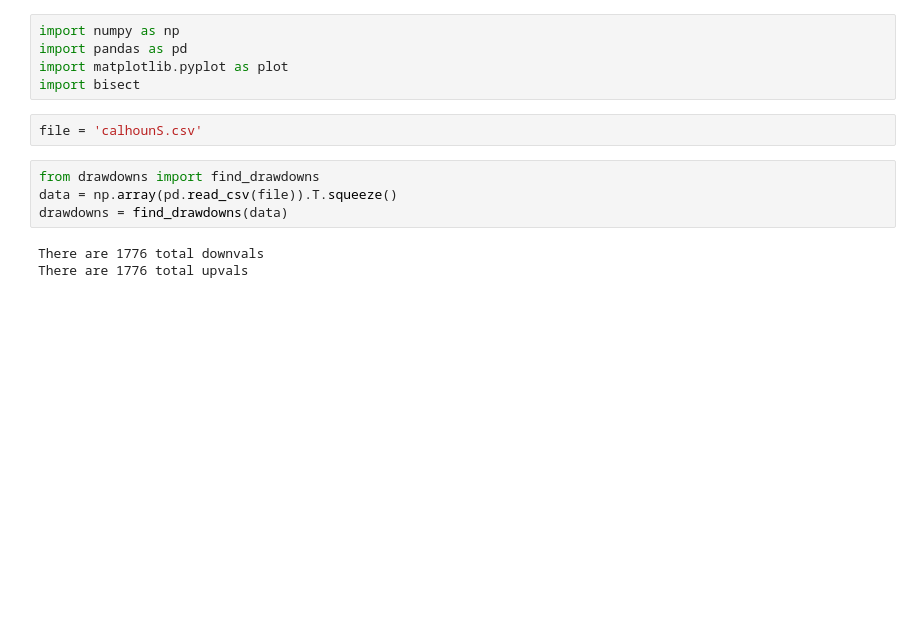
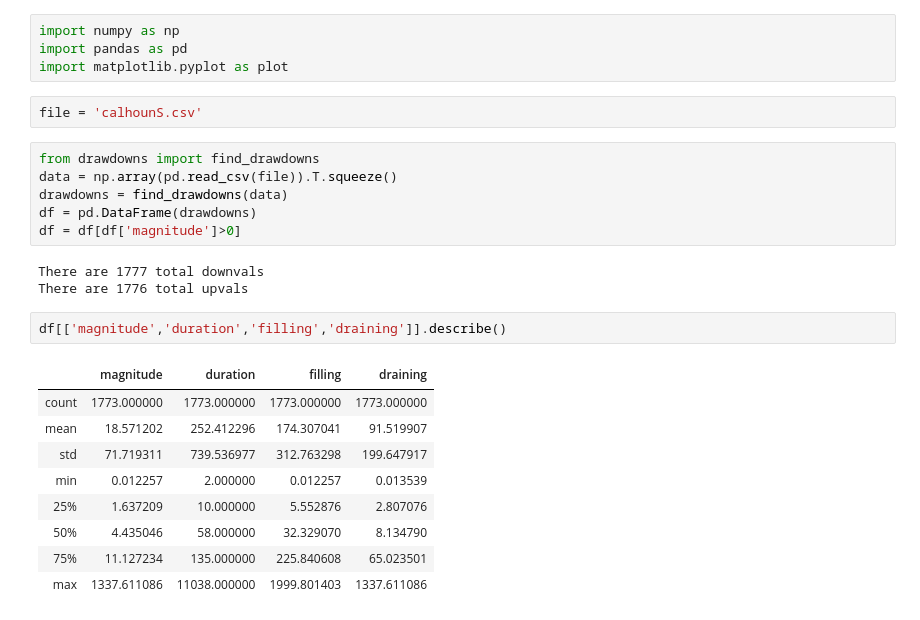
Before and after one commit to ecohydro/drawdowns, a Jupyter notebook: Drawdowns.ipynb, the cells around one changed output. Drawn from its saved outputs; the diff is of its cells as text; blank space fills up the shorter version.

```diff
--- a/Drawdowns.ipynb
+++ b/Drawdowns.ipynb
@@ -2,14 +2,27 @@
 import numpy as np
 import pandas as pd
 import matplotlib.pyplot as plot
-import bisect
 # %%
 file = 'calhounS.csv'
 # %%
 from drawdowns import find_drawdowns
 data = np.array(pd.read_csv(file)).T.squeeze()
 drawdowns = find_drawdowns(data)
+df = pd.DataFrame(drawdowns)
+df = df[df['magnitude']>0]
 # %% [output]
-There are 1776 total downvals
+There are 1777 total downvals
 There are 1776 total upvals
+# %%
+df[['magnitude','duration','filling','draining']].describe()
+# %% [output]
+|  | magnitude | duration | filling | draining |
+| count | 1773.000000 | 1773.000000 | 1773.000000 | 1773.000000 |
+| mean | 18.571202 | 252.412296 | 174.307041 | 91.519907 |
+| std | 71.719311 | 739.536977 | 312.763298 | 199.647917 |
+| min | 0.012257 | 2.000000 | 0.012257 | 0.013539 |
+| 25% | 1.637209 | 10.000000 | 5.552876 | 2.807076 |
+| 50% | 4.435046 | 58.000000 | 32.329070 | 8.134790 |
+| 75% | 11.127234 | 135.000000 | 225.840608 | 65.023501 |
+| max | 1337.611086 | 11038.000000 | 1999.801403 | 1337.611086 |
 # %%
```
Also changed, not shown: parts of 4 cells of this notebook, 1 other file.
